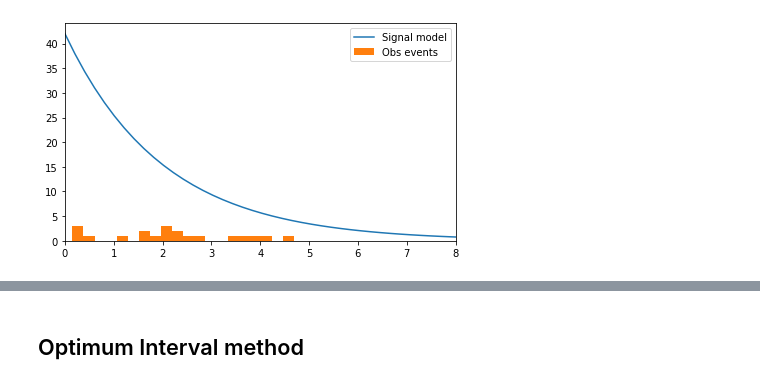
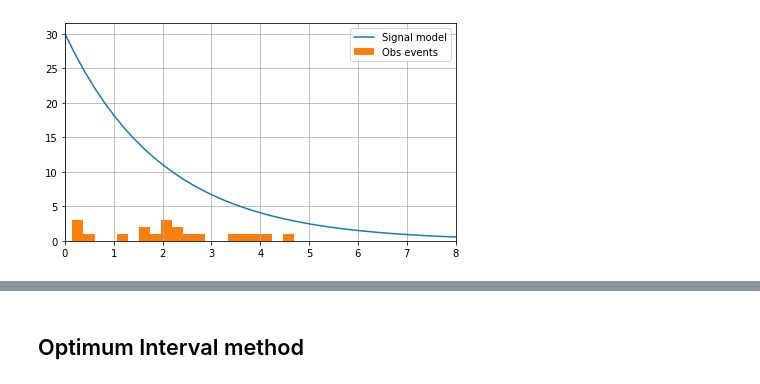
Before and after one commit to villano-lab/SCDMS-journal-club, a Jupyter notebook: Oct-2022-UpperLimitUnknownBackgrounds/Events_SD.ipynb, the cells around one changed output, grey strips where cells are left out. Saved outputs shown, nothing was run; the diff lists cells and outputs as text; code cells hidden in the pictures.

```diff
--- a/Oct-2022-UpperLimitUnknownBackgrounds/Events_SD.ipynb
+++ b/Oct-2022-UpperLimitUnknownBackgrounds/Events_SD.ipynb
@@ -12,14 +10,14 @@ def signal_model(x, a, b):
 def c0_k(mu, x, k):
     return (((((k*x)-mu)**k)*np.exp(-k*x))/(np.math.factorial(k)))*(1+(k/(mu-(k*x))))
 # %%
-c1, c2 = 42, -0.5
+c1, c2 = 30, -0.5
+
 plt.figure(figsize=(7,4))
 x = np.linspace(0, 20, 100)
 plt.plot(x, signal_model(x,c1, c2) , label = 'Signal model')
-value, bins, _ = plt.hist(di, bins = 20, label = 'Obs events')
-# plt.hist(dp, bins = 20, label = 'Obs events')
-binscenter=(bins[:-1]+bins[1:])*0.5
-plt.xlim(0,8); plt.legend()
+histvalue, xbins, _ = plt.hist(di, bins = 20, label = 'Obs events')
+binscenter=(xbins[:-1]+xbins[1:])*0.5
+plt.xlim(0,8); plt.legend(); plt.grid()
 plt.show()
 # %% [output]
-[figure, old version]
+[figure, new version]
```
Also changed, not shown: parts of 23 cells of this notebook.
